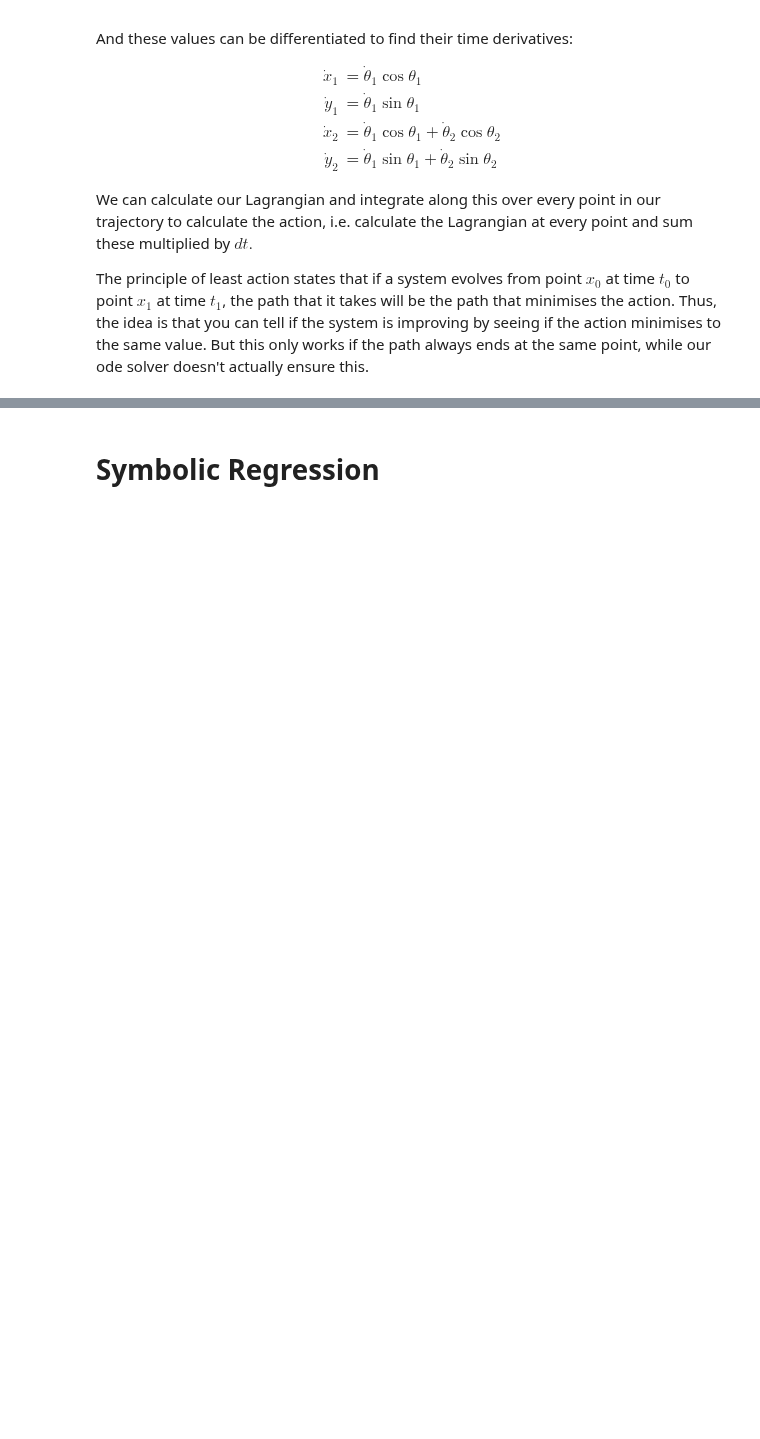
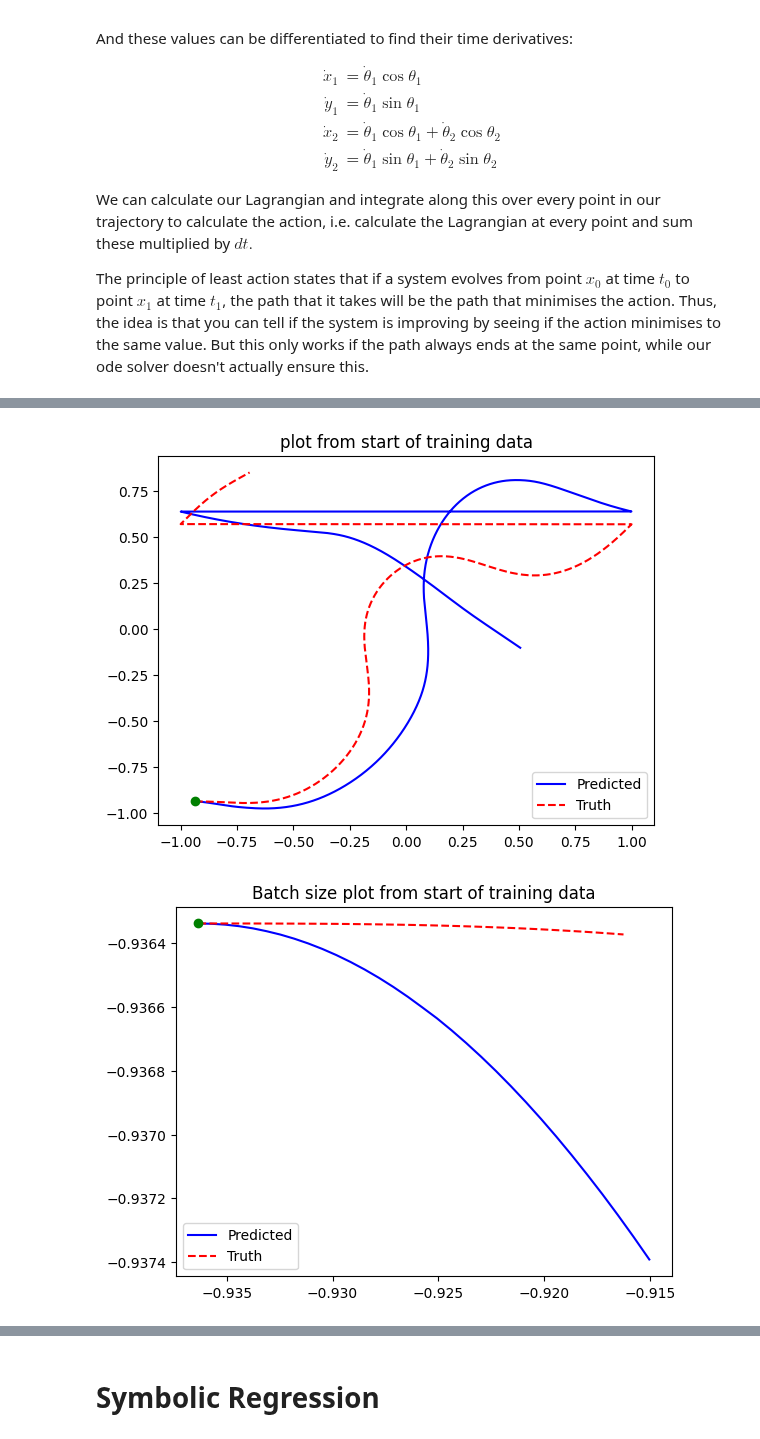
Before and after one commit to jakedorman64/internship, a Jupyter notebook: Double_Pendulum_NeuralODE.ipynb, the cells around one changed output, grey strips where cells are left out. Saved outputs shown, nothing was run; the diff lists cells and outputs as text; code cells hidden in the pictures; blank space fills up the shorter version.

```diff
--- a/Double_Pendulum_NeuralODE.ipynb
+++ b/Double_Pendulum_NeuralODE.ipynb
@@ -74,7 +72,7 @@ config.update("jax_debug_nans", False)
 g = - 9.81
 dt = 0.001
 data_points = 32768
-prediction_batch_size = 16
+prediction_batch_size = 32
 training_batch_size = 8
 total_time = data_points * dt
 gradient_updates = 20000
@@ -497,7 +523,7 @@ plt.close()
 """Create graphs showing how well our model does, and evaluate loss from each of these graphs."""
 
 # How many points to print / generate for our graphs.
-display_data_points = 20000
+display_data_points = 2000
 
 # Our first graph will be comparing the full length of training data to predictions of this.
 predicted_data = odeint(nn_predict, normalised_data[0], tsteps[:display_data_points], state.params)
@@ -543,3 +569,4 @@ plt.legend()
 plt.title("Random Starting point.")
 plt.show()
 plt.close()
+# %% [output]
@@ -545,0 +574,2 @@ plt.close()
+[figure, added]
+[figure, added]
```
Also changed, not shown: parts of 9 cells of this notebook.
